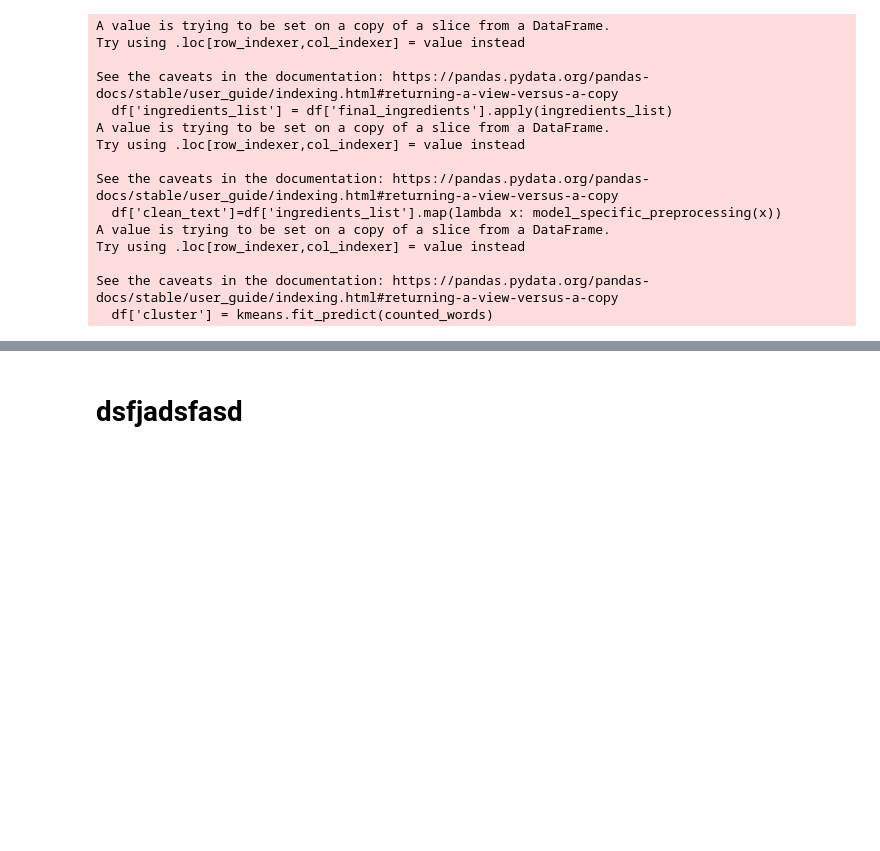
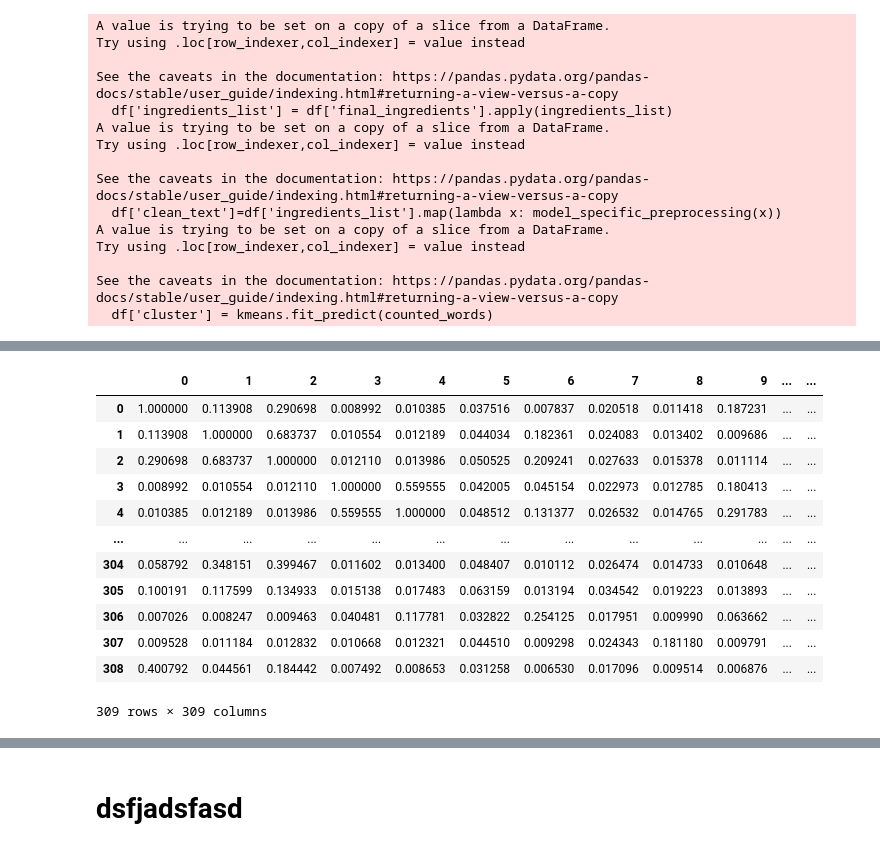
Before and after one commit to mfaruki/replenish_frontend, a Jupyter notebook: replenish_frontend/Untitled.ipynb, the cells around one changed output, grey strips where cells are left out. Drawn from its saved outputs; the diff is of its cells as text; code cells hidden in the pictures; blank space fills up the shorter version.

```diff
--- a/replenish_frontend/Untitled.ipynb
+++ b/replenish_frontend/Untitled.ipynb
@@ -121,0 +124,27 @@ df1
+# %%
+ingredients_cluster = df1[df1['cluster']==2][['recipe_title','clean_text','cluster']]
+# %%
+ingredients_cluster = ingredients_cluster.reset_index(drop=True)
+# %%
+ingredients_cluster_list = ingredients_cluster.clean_text.tolist()
+vectorizer = TfidfVectorizer()
+vectors = vectorizer.fit_transform(ingredients_cluster_list)
+similarity = cosine_similarity(vectors)
+# %%
+similar= pd.DataFrame(similarity)
+# %%
+similar
+# %% [output]
+|  | 0 | 1 | 2 | 3 | 4 | 5 | 6 | 7 | 8 | 9 | ... | ... |
+| 0 | 1.000000 | 0.113908 | 0.290698 | 0.008992 | 0.010385 | 0.037516 | 0.007837 | 0.020518 | 0.011418 | 0.187231 | ... | ... |
+| 1 | 0.113908 | 1.000000 | 0.683737 | 0.010554 | 0.012189 | 0.044034 | 0.182361 | 0.024083 | 0.013402 | 0.009686 | ... | ... |
+| 2 | 0.290698 | 0.683737 | 1.000000 | 0.012110 | 0.013986 | 0.050525 | 0.209241 | 0.027633 | 0.015378 | 0.011114 | ... | ... |
+| 3 | 0.008992 | 0.010554 | 0.012110 | 1.000000 | 0.559555 | 0.042005 | 0.045154 | 0.022973 | 0.012785 | 0.180413 | ... | ... |
+| 4 | 0.010385 | 0.012189 | 0.013986 | 0.559555 | 1.000000 | 0.048512 | 0.131377 | 0.026532 | 0.014765 | 0.291783 | ... | ... |
+| ... | ... | ... | ... | ... | ... | ... | ... | ... | ... | ... | ... | ... |
+| 304 | 0.058792 | 0.348151 | 0.399467 | 0.011602 | 0.013400 | 0.048407 | 0.010112 | 0.026474 | 0.014733 | 0.010648 | ... | ... |
+| 305 | 0.100191 | 0.117599 | 0.134933 | 0.015138 | 0.017483 | 0.063159 | 0.013194 | 0.034542 | 0.019223 | 0.013893 | ... | ... |
+| 306 | 0.007026 | 0.008247 | 0.009463 | 0.040481 | 0.117781 | 0.032822 | 0.254125 | 0.017951 | 0.009990 | 0.063662 | ... | ... |
+| 307 | 0.009528 | 0.011184 | 0.012832 | 0.010668 | 0.012321 | 0.044510 | 0.009298 | 0.024343 | 0.181180 | 0.009791 | ... | ... |
+| 308 | 0.400792 | 0.044561 | 0.184442 | 0.007492 | 0.008653 | 0.031258 | 0.006530 | 0.017096 | 0.009514 | 0.006876 | ... | ... |
+309 rows × 309 columns
```
Also changed, not shown: parts of 29 cells of this notebook, 4 other files.
